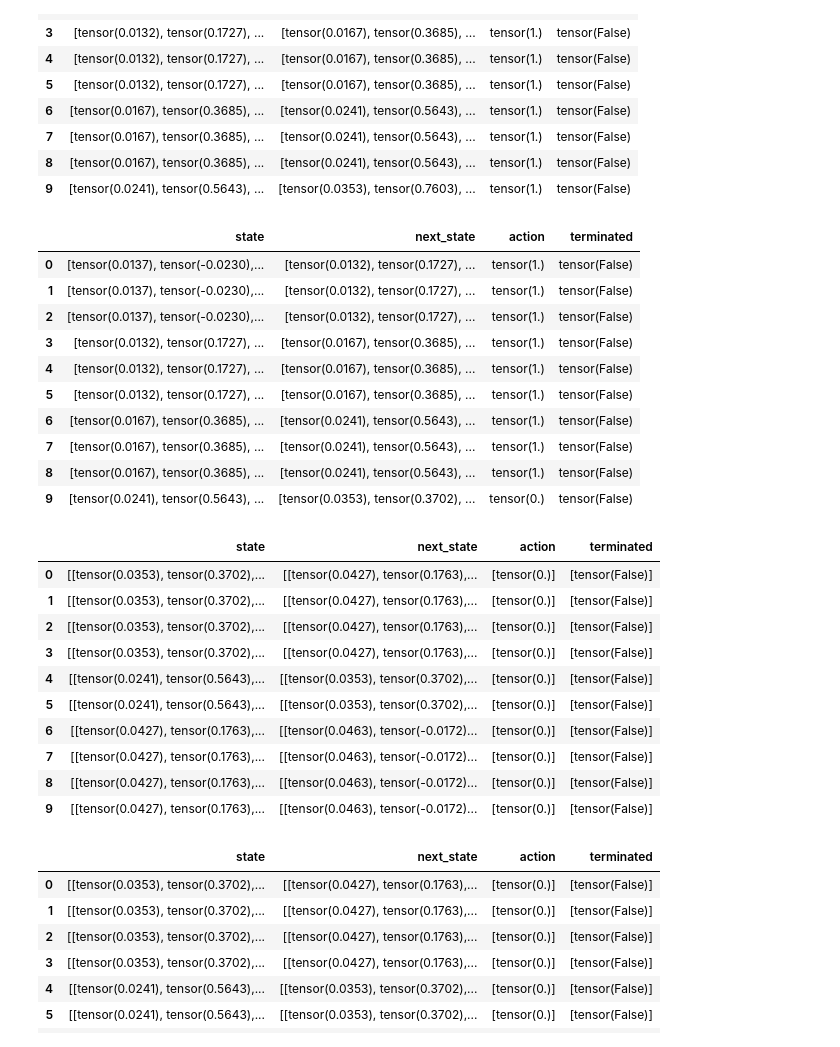
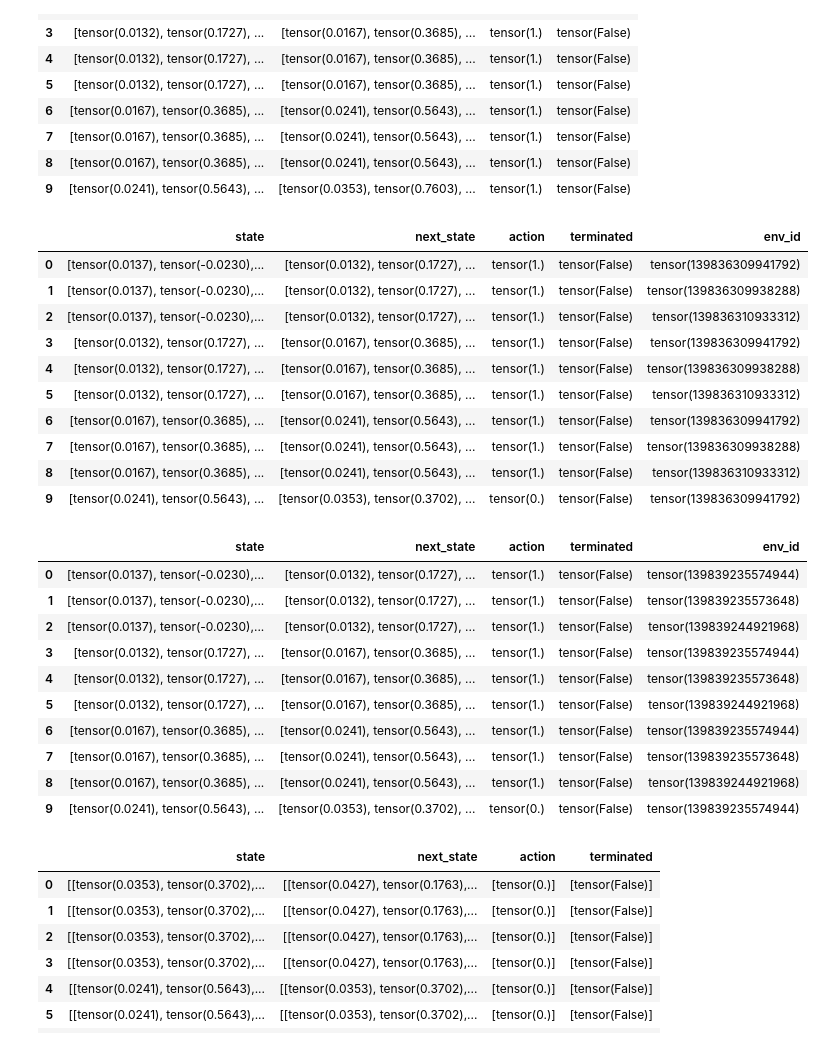
Before and after one commit to josiahls/fastrl, a Jupyter notebook: nbs/03_Environment/05b_envs.gym.ipynb, the cells around one changed output. Cells and saved outputs as stored; diff of their text form; code cells hidden in the pictures.

```diff
--- a/nbs/03_Environment/05b_envs.gym.ipynb
+++ b/nbs/03_Environment/05b_envs.gym.ipynb
@@ -80,7 +73,7 @@ class GymStepper(dp.iter.IterDataPipe):
     def env_reset(self,
       env:gym.Env, # The env to rest along with its numeric object id
       env_id:int # Resets env in `self._env_ids[env_id]`
-    ) -> SimpleStep:
+    ) -> StepType:
         state, info = env.reset(seed=self.seed)
         env.action_space.seed(seed=self.seed)
         episode_n = self._env_ids[env_id].episode_n+1 if env_id in self._env_ids else tensor(1)
@@ -233,23 +227,23 @@ pd.DataFrame([step for step,_ in zip(*(pipe,range(10)))])[['state','next_state',
 | 9 | [tensor(0.0241), tensor(0.5643), ... | [tensor(0.0353), tensor(0.7603), ... | tensor(1.) | tensor(False) |
 # %%
 pipe = dp.map.Mapper(['CartPole-v1']*3)
-pipe = TypeTransformer(pipe,[GymTypeTransform])
+pipe = pipe.map(partial(gym.make,render_mode='rgb_array'))
 pipe = dp.iter.MapToIterConverter(pipe)
 pipe = dp.iter.InMemoryCacheHolder(pipe)
 pipe = pipe.cycle()
 pipe = GymStepper(pipe,seed=0)
 
-pd.DataFrame([step for step,_ in zip(*(pipe,range(10)))])[['state','next_state','action','terminated']]
+pd.DataFrame([step for step,_ in zip(*(pipe,range(10)))])[['state','next_state','action','terminated','env_id']]
 # %% [output]
-|  | state | next_state | action | terminated |
-| 0 | [tensor(0.0137), tensor(-0.0230),... | [tensor(0.0132), tensor(0.1727), ... | tensor(1.) | tensor(False) |
-| 1 | [tensor(0.0137), tensor(-0.0230),... | [tensor(0.0132), tensor(0.1727), ... | tensor(1.) | tensor(False) |
-| 2 | [tensor(0.0137), tensor(-0.0230),... | [tensor(0.0132), tensor(0.1727), ... | tensor(1.) | tensor(False) |
-| 3 | [tensor(0.0132), tensor(0.1727), ... | [tensor(0.0167), tensor(0.3685), ... | tensor(1.) | tensor(False) |
-| 4 | [tensor(0.0132), tensor(0.1727), ... | [tensor(0.0167), tensor(0.3685), ... | tensor(1.) | tensor(False) |
-| 5 | [tensor(0.0132), tensor(0.1727), ... | [tensor(0.0167), tensor(0.3685), ... | tensor(1.) | tensor(False) |
-| 6 | [tensor(0.0167), tensor(0.3685), ... | [tensor(0.0241), tensor(0.5643), ... | tensor(1.) | tensor(False) |
-| 7 | [tensor(0.0167), tensor(0.3685), ... | [tensor(0.0241), tensor(0.5643), ... | tensor(1.) | tensor(False) |
-| 8 | [tensor(0.0167), tensor(0.3685), ... | [tensor(0.0241), tensor(0.5643), ... | tensor(1.) | tensor(False) |
-| 9 | [tensor(0.0241), tensor(0.5643), ... | [tensor(0.0353), tensor(0.3702), ... | tensor(0.) | tensor(False) |
+|  | state | next_state | action | terminated | env_id |
+| 0 | [tensor(0.0137), tensor(-0.0230),... | [tensor(0.0132), tensor(0.1727), ... | tensor(1.) | tensor(False) | tensor(139836309941792) |
+| 1 | [tensor(0.0137), tensor(-0.0230),... | [tensor(0.0132), tensor(0.1727), ... | tensor(1.) | tensor(False) | tensor(139836309938288) |
+| 2 | [tensor(0.0137), tensor(-0.0230),... | [tensor(0.0132), tensor(0.1727), ... | tensor(1.) | tensor(False) | tensor(139836310933312) |
+| 3 | [tensor(0.0132), tensor(0.1727), ... | [tensor(0.0167), tensor(0.3685), ... | tensor(1.) | tensor(False) | tensor(139836309941792) |
+| 4 | [tensor(0.0132), tensor(0.1727), ... | [tensor(0.0167), tensor(0.3685), ... | tensor(1.) | tensor(False) | tensor(139836309938288) |
+| 5 | [tensor(0.0132), tensor(0.1727), ... | [tensor(0.0167), tensor(0.3685), ... | tensor(1.) | tensor(False) | tensor(139836310933312) |
+| 6 | [tensor(0.0167), tensor(0.3685), ... | [tensor(0.0241), tensor(0.5643), ... | tensor(1.) | tensor(False) | tensor(139836309941792) |
+| 7 | [tensor(0.0167), tensor(0.3685), ... | [tensor(0.0241), tensor(0.5643), ... | tensor(1.) | tensor(False) | tensor(139836309938288) |
+| 8 | [tensor(0.0167), tensor(0.3685), ... | [tensor(0.0241), tensor(0.5643), ... | tensor(1.) | tensor(False) | tensor(139836310933312) |
+| 9 | [tensor(0.0241), tensor(0.5643), ... | [tensor(0.0353), tensor(0.3702), ... | tensor(0.) | tensor(False) | tensor(139836309941792) |
 # %%
@@ -257,21 +251,27 @@ from torch.utils.data.dataloader_experimental import DataLoader2
 # %%
-def seed_worker(worker_id): torch.manual_seed(0)
+def seed_worker(pipe,worker_info):
+    torch.manual_seed(0)
+    return pipe
 
-dl = DataLoader2(pipe,num_workers=2,worker_init_fn=seed_worker)
+dl = DataLoader2(pipe,reading_service=MultiProcessingReadingService(
+        num_workers = 1,
+        worker_init_fn=seed_worker
+    )
+)
 
-pd.DataFrame([step for step,_ in zip(*(dl,range(10)))])[['state','next_state','action','terminated']]
+pd.DataFrame([step for step,_ in zip(*(dl,range(10)))])[['state','next_state','action','terminated','env_id']]
 # %% [output]
-|  | state | next_state | action | terminated |
-| 0 | [[tensor(0.0353), tensor(0.3702),... | [[tensor(0.0427), tensor(0.1763),... | [tensor(0.)] | [tensor(False)] |
-| 1 | [[tensor(0.0353), tensor(0.3702),... | [[tensor(0.0427), tensor(0.1763),... | [tensor(0.)] | [tensor(False)] |
-| 2 | [[tensor(0.0353), tensor(0.3702),... | [[tensor(0.0427), tensor(0.1763),... | [tensor(0.)] | [tensor(False)] |
-| 3 | [[tensor(0.0353), tensor(0.3702),... | [[tensor(0.0427), tensor(0.1763),... | [tensor(0.)] | [tensor(False)] |
-| 4 | [[tensor(0.0241), tensor(0.5643),... | [[tensor(0.0353), tensor(0.3702),... | [tensor(0.)] | [tensor(False)] |
-| 5 | [[tensor(0.0241), tensor(0.5643),... | [[tensor(0.0353), tensor(0.3702),... | [tensor(0.)] | [tensor(False)] |
-| 6 | [[tensor(0.0427), tensor(0.1763),... | [[tensor(0.0463), tensor(-0.0172)... | [tensor(0.)] | [tensor(False)] |
-| 7 | [[tensor(0.0427), tensor(0.1763),... | [[tensor(0.0463), tensor(-0.0172)... | [tensor(0.)] | [tensor(False)] |
-| 8 | [[tensor(0.0427), tensor(0.1763),... | [[tensor(0.0463), tensor(-0.0172)... | [tensor(0.)] | [tensor(False)] |
-| 9 | [[tensor(0.0427), tensor(0.1763),... | [[tensor(0.0463), tensor(-0.0172)... | [tensor(0.)] | [tensor(False)] |
+|  | state | next_state | action | terminated | env_id |
+| 0 | [tensor(0.0137), tensor(-0.0230),... | [tensor(0.0132), tensor(0.1727), ... | tensor(1.) | tensor(False) | tensor(139839235574944) |
+| 1 | [tensor(0.0137), tensor(-0.0230),... | [tensor(0.0132), tensor(0.1727), ... | tensor(1.) | tensor(False) | tensor(139839235573648) |
+| 2 | [tensor(0.0137), tensor(-0.0230),... | [tensor(0.0132), tensor(0.1727), ... | tensor(1.) | tensor(False) | tensor(139839244921968) |
+| 3 | [tensor(0.0132), tensor(0.1727), ... | [tensor(0.0167), tensor(0.3685), ... | tensor(1.) | tensor(False) | tensor(139839235574944) |
+| 4 | [tensor(0.0132), tensor(0.1727), ... | [tensor(0.0167), tensor(0.3685), ... | tensor(1.) | tensor(False) | tensor(139839235573648) |
+| 5 | [tensor(0.0132), tensor(0.1727), ... | [tensor(0.0167), tensor(0.3685), ... | tensor(1.) | tensor(False) | tensor(139839244921968) |
+| 6 | [tensor(0.0167), tensor(0.3685), ... | [tensor(0.0241), tensor(0.5643), ... | tensor(1.) | tensor(False) | tensor(139839235574944) |
+| 7 | [tensor(0.0167), tensor(0.3685), ... | [tensor(0.0241), tensor(0.5643), ... | tensor(1.) | tensor(False) | tensor(139839235573648) |
+| 8 | [tensor(0.0167), tensor(0.3685), ... | [tensor(0.0241), tensor(0.5643), ... | tensor(1.) | tensor(False) | tensor(139839244921968) |
+| 9 | [tensor(0.0241), tensor(0.5643), ... | [tensor(0.0353), tensor(0.3702), ... | tensor(0.) | tensor(False) | tensor(139839235574944) |
 # %%
 pipe = dp.map.Mapper(['CartPole-v1']*3)
 pipe = TypeTransformer(pipe,[GymTypeTransform])
```
Also changed, not shown: parts of 13 cells of this notebook, 30 other files.
